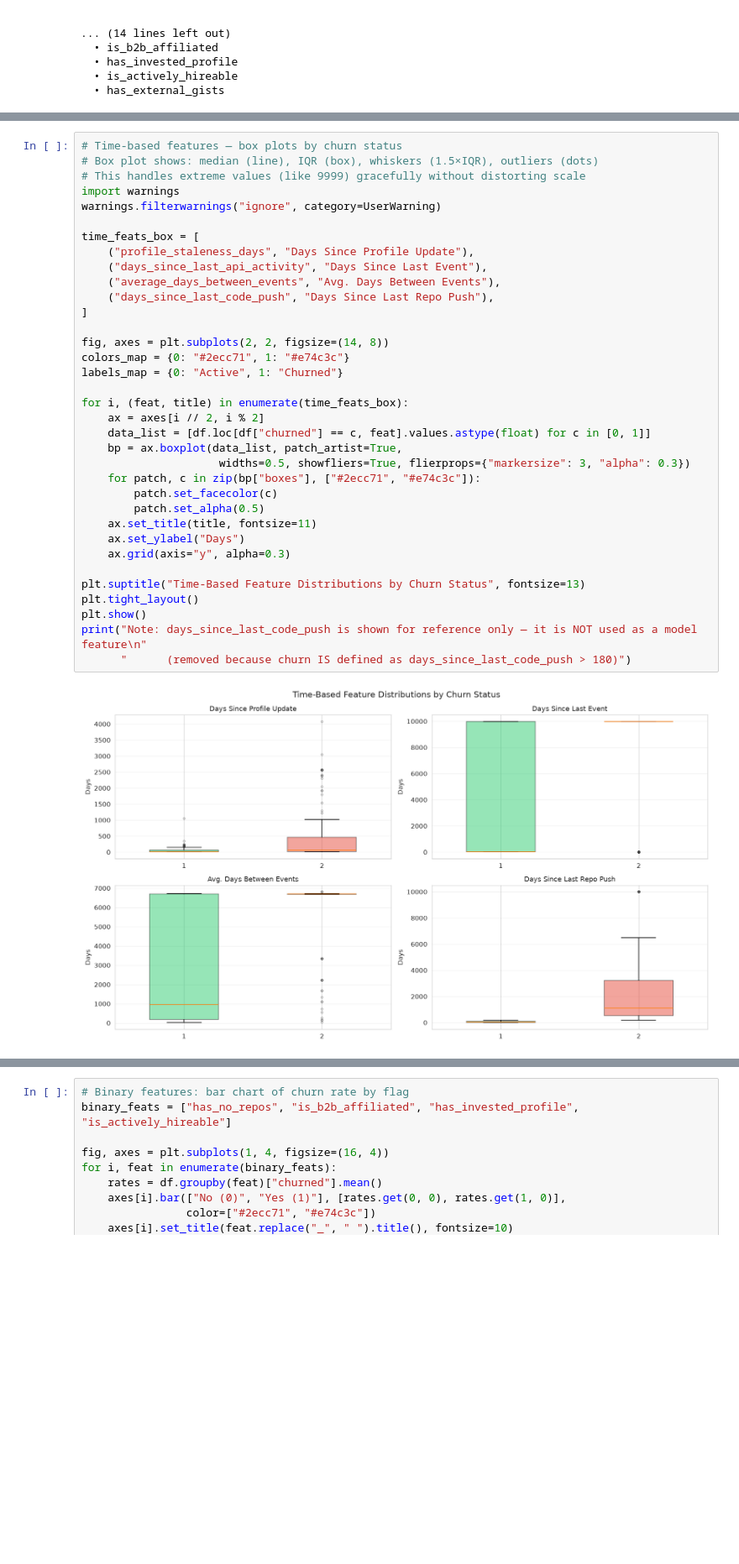
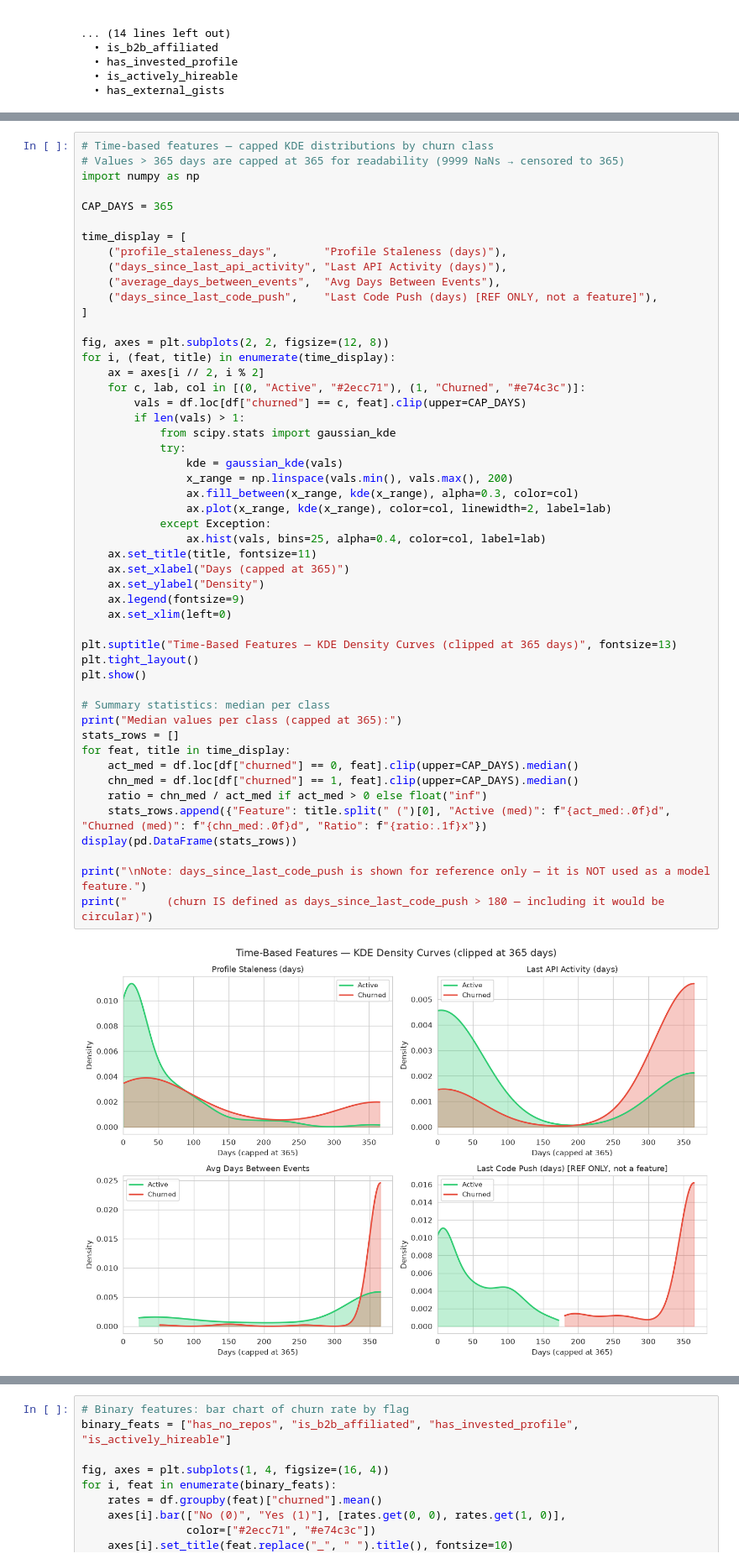
Before and after one commit to ramjavii/churn-predictor, a Jupyter notebook: notebooks/churn_analysis.ipynb, the cells around one changed output, grey strips where cells are left out. Shown at 84% size. Cells and saved outputs as stored; diff of their text form; blank space fills up the shorter version.

```diff
--- a/notebooks/churn_analysis.ipynb
+++ b/notebooks/churn_analysis.ipynb
@@ -188,39 +188,54 @@ plt.show()
 # %% [output]
 [figure]
 # %%
-# Time-based features — box plots by churn status
-# Box plot shows: median (line), IQR (box), whiskers (1.5×IQR), outliers (dots)
-# This handles extreme values (like 9999) gracefully without distorting scale
-import warnings
-warnings.filterwarnings("ignore", category=UserWarning)
+# Time-based features — capped KDE distributions by churn class
+# Values > 365 days are capped at 365 for readability (9999 NaNs → censored to 365)
+import numpy as np
 
-time_feats_box = [
-    ("profile_staleness_days", "Days Since Profile Update"),
-    ("days_since_last_api_activity", "Days Since Last Event"),
-    ("average_days_between_events", "Avg. Days Between Events"),
-    ("days_since_last_code_push", "Days Since Last Repo Push"),
+CAP_DAYS = 365
+
+time_display = [
+    ("profile_staleness_days",       "Profile Staleness (days)"),
+    ("days_since_last_api_activity", "Last API Activity (days)"),
+    ("average_days_between_events",  "Avg Days Between Events"),
+    ("days_since_last_code_push",    "Last Code Push (days) [REF ONLY, not a feature]"),
 ]
 
-fig, axes = plt.subplots(2, 2, figsize=(14, 8))
-colors_map = {0: "#2ecc71", 1: "#e74c3c"}
-labels_map = {0: "Active", 1: "Churned"}
+fig, axes = plt.subplots(2, 2, figsize=(12, 8))
+for i, (feat, title) in enumerate(time_display):
+    ax = axes[i // 2, i % 2]
+    for c, lab, col in [(0, "Active", "#2ecc71"), (1, "Churned", "#e74c3c")]:
+        vals = df.loc[df["churned"] == c, feat].clip(upper=CAP_DAYS)
+        if len(vals) > 1:
+            from scipy.stats import gaussian_kde
+            try:
+                kde = gaussian_kde(vals)
+                x_range = np.linspace(vals.min(), vals.max(), 200)
+                ax.fill_between(x_range, kde(x_range), alpha=0.3, color=col)
+                ax.plot(x_range, kde(x_range), color=col, linewidth=2, label=lab)
+            except Exception:
+                ax.hist(vals, bins=25, alpha=0.4, color=col, label=lab)
+    ax.set_title(title, fontsize=11)
+    ax.set_xlabel("Days (capped at 365)")
+    ax.set_ylabel("Density")
+    ax.legend(fontsize=9)
+    ax.set_xlim(left=0)
 
-for i, (feat, title) in enumerate(time_feats_box):
-    ax = axes[i // 2, i % 2]
-    data_list = [df.loc[df["churned"] == c, feat].values.astype(float) for c in [0, 1]]
-    bp = ax.boxplot(data_list, patch_artist=True,
-                     widths=0.5, showfliers=True, flierprops={"markersize": 3, "alpha": 0.3})
-    for patch, c in zip(bp["boxes"], ["#2ecc71", "#e74c3c"]):
-        patch.set_facecolor(c)
-        patch.set_alpha(0.5)
-    ax.set_title(title, fontsize=11)
-    ax.set_ylabel("Days")
-    ax.grid(axis="y", alpha=0.3)
-
-plt.suptitle("Time-Based Feature Distributions by Churn Status", fontsize=13)
+plt.suptitle("Time-Based Features — KDE Density Curves (clipped at 365 days)", fontsize=13)
 plt.tight_layout()
 plt.show()
-print("Note: days_since_last_code_push is shown for reference only — it is NOT used as a model feature\n"
-      "      (removed because churn IS defined as days_since_last_code_push > 180)")
+
+# Summary statistics: median per class
+print("Median values per class (capped at 365):")
+stats_rows = []
+for feat, title in time_display:
+    act_med = df.loc[df["churned"] == 0, feat].clip(upper=CAP_DAYS).median()
+    chn_med = df.loc[df["churned"] == 1, feat].clip(upper=CAP_DAYS).median()
+    ratio = chn_med / act_med if act_med > 0 else float("inf")
+    stats_rows.append({"Feature": title.split(" (")[0], "Active (med)": f"{act_med:.0f}d", "Churned (med)": f"{chn_med:.0f}d", "Ratio": f"{ratio:.1f}x"})
+display(pd.DataFrame(stats_rows))
+
+print("\nNote: days_since_last_code_push is shown for reference only — it is NOT used as a model feature.")
+print("      (churn IS defined as days_since_last_code_push > 180 — including it would be circular)")
 # %% [output]
-[figure, old version]
+[figure, new version]
```
Also changed, not shown: parts of 4 cells of this notebook.
